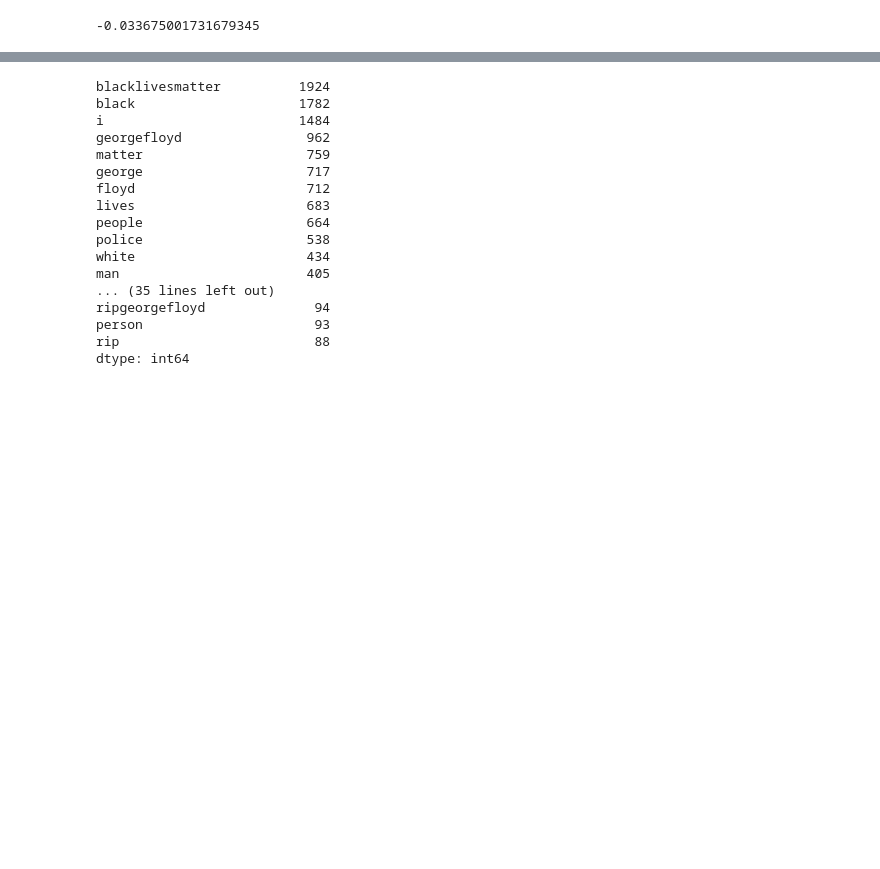
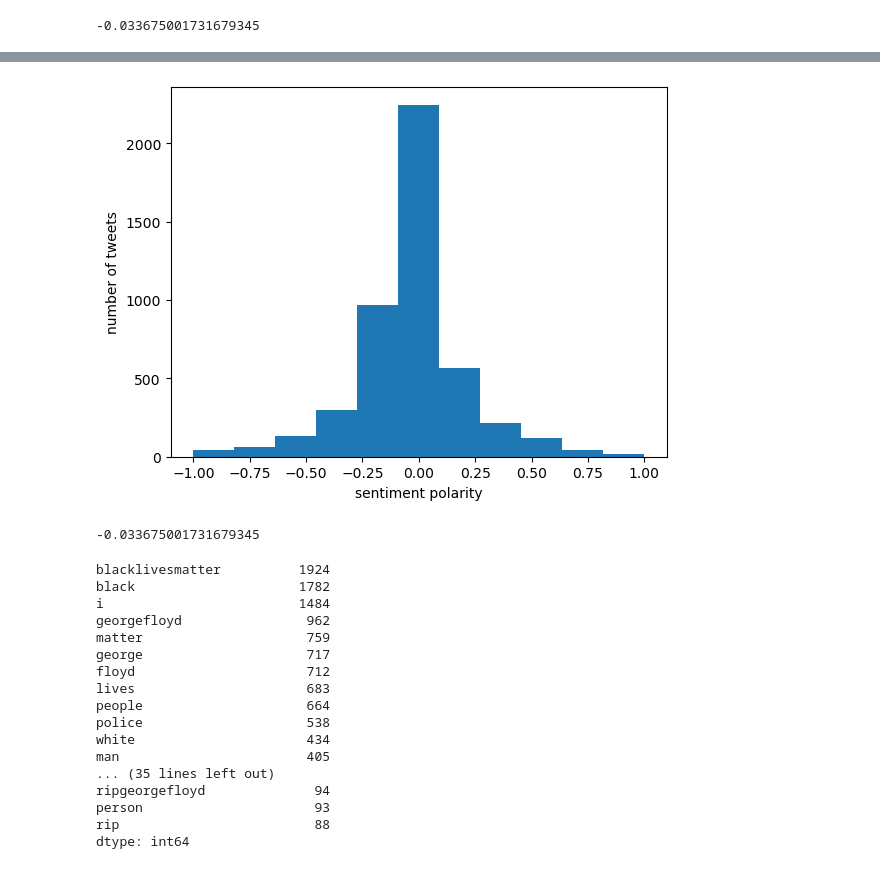
Before and after one commit to Isyohan/WeakSignalsBLM, a Jupyter notebook: BLM_Notebook.ipynb, the cells around one changed output, grey strips where cells are left out. Drawn from its saved outputs; the diff is of its cells as text; code cells hidden in the pictures; blank space fills up the shorter version.

```diff
--- a/BLM_Notebook.ipynb
+++ b/BLM_Notebook.ipynb
@@ -222,3 +224,13 @@ plt.plot()
+# %%
+plt.hist(before['sentiment_polarity'],bins=11)
+plt.xlabel('sentiment polarity')
+plt.ylabel('number of tweets')
+plt.savefig("figures_out/fig_sentiment_pol_before.png",transparent=True)
+plt.show()
+before['sentiment_polarity'].mean()
+# %% [output]
+[figure, added]
+-0.033675001731679345
 # %%
 L=[]
 for keywords in before['keywords']:
```
Also changed, not shown: parts of 3 cells of this notebook.
